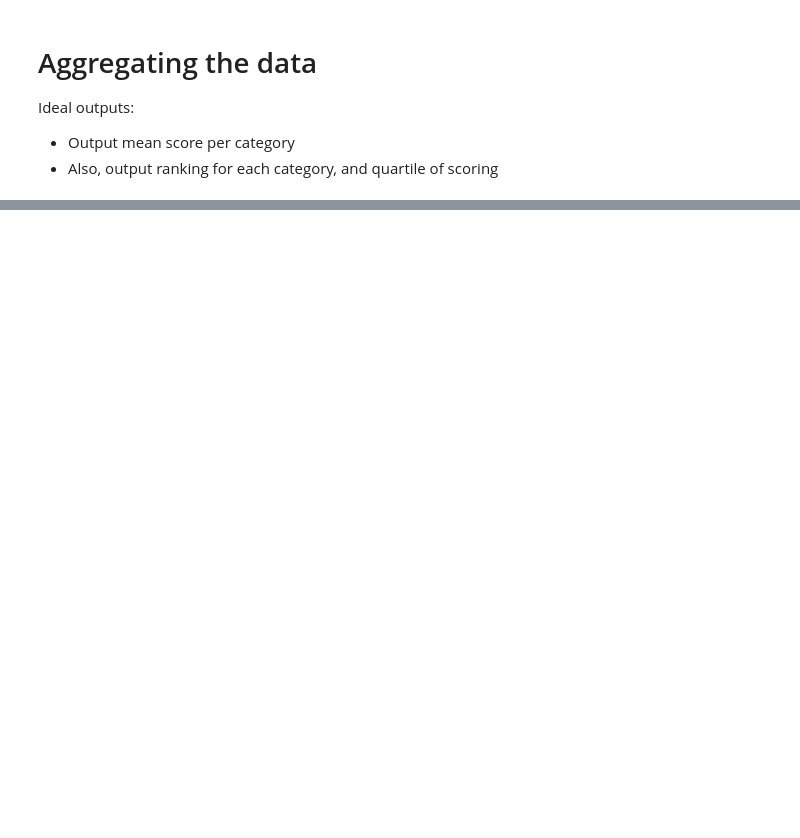
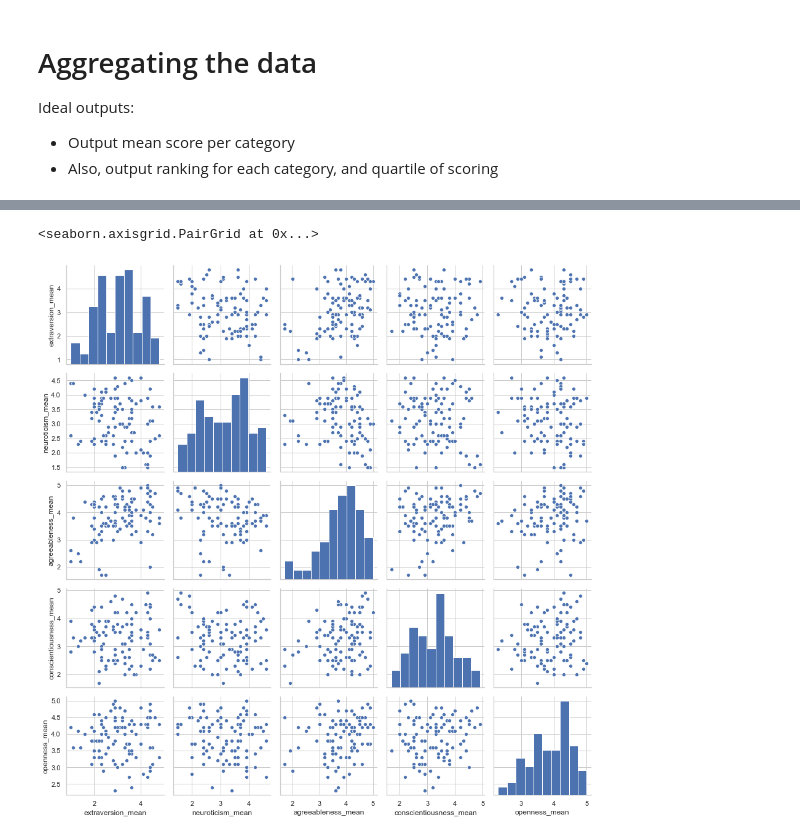
Before and after one commit to Jakob37/KagglePersonality, a Jupyter notebook: notebooks/200418_first_exploration.ipynb, the cells around one changed output, grey strips where cells are left out. Drawn from its saved outputs; the diff is of its cells as text; code cells hidden in the pictures; blank space fills up the shorter version.

```diff
--- a/notebooks/200418_first_exploration.ipynb
+++ b/notebooks/200418_first_exploration.ipynb
@@ -145,0 +134,5 @@ NameError: name 'keys' is not defined
+# %%
+sns.pairplot(combined_summarized_df[mean_colnames].iloc[1:100, :])
+# %% [output]
+<seaborn.axisgrid.PairGrid at 0x...>
+[figure, added]
```
Also changed, not shown: parts of 17 cells of this notebook.
